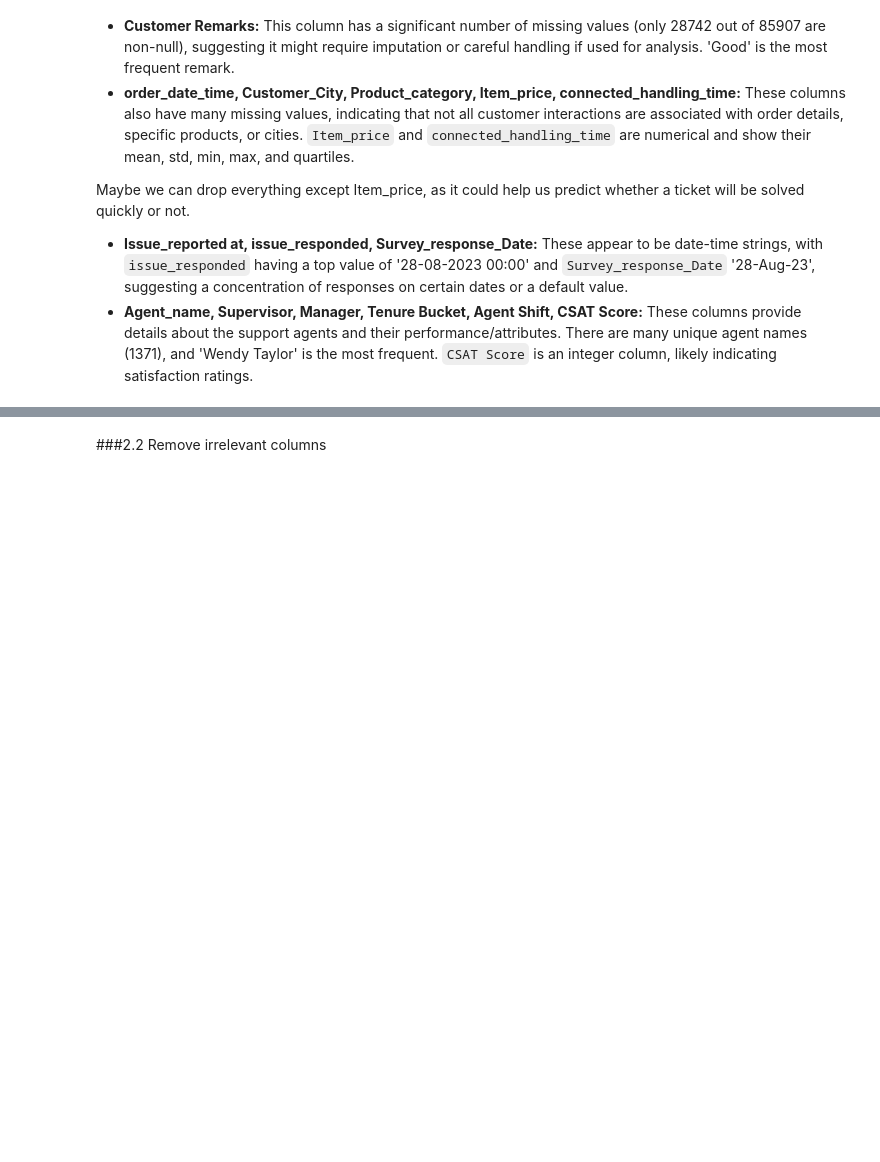
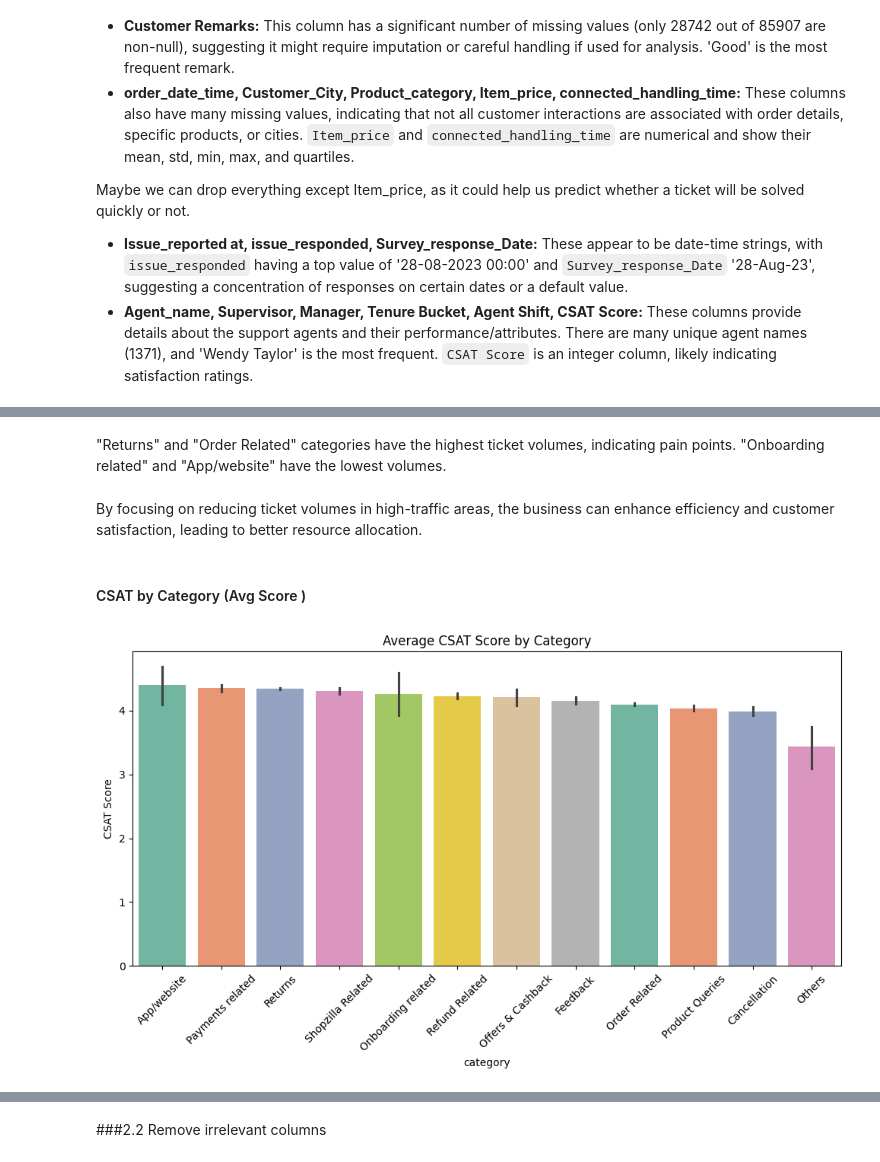
Before and after one commit to MInesGomes/AI-Project2026, a Jupyter notebook: InesGomes_AI_BusinessProject.ipynb, the cells around one changed output, grey strips where cells are left out. Saved outputs shown, nothing was run; the diff lists cells and outputs as text; code cells hidden in the pictures; blank space fills up the shorter version.

```diff
--- a/InesGomes_AI_BusinessProject.ipynb
+++ b/InesGomes_AI_BusinessProject.ipynb
@@ -185,0 +167,26 @@ Columns: ['Unique id', 'channel_name', 'category', 'Sub-category', 'Customer Rem
+# %% [markdown]
+"Returns" and "Order Related" categories have the highest ticket volumes, indicating pain points. "Onboarding related" and "App/website" have the lowest volumes.
+# %% [markdown]
+By focusing on reducing ticket volumes in high-traffic areas, the business can enhance efficiency and customer satisfaction, leading to better resource allocation.
+# %% [markdown]
+#### CSAT by Category (Avg Score )
+# %%
+# Calculate the mean CSAT Score for each category and sort in descending order
+mean_scores = df.groupby('category')['CSAT Score'].mean().sort_values(ascending=False)
+
+# Plot the bar chart of mean CSAT Scores by category
+plt.figure(figsize=(10, 6))
+sns.barplot(data=df, x='category', y='CSAT Score', order=mean_scores.index, palette='Set2')
+
+# Add title, rotate x-axis labels, and ylabel
+plt.title("Average CSAT Score by Category")
+plt.xticks(rotation=45)  # Rotate x-axis labels for better readability
+plt.ylabel("CSAT Score")
+
+# Adjust layout for better fit
+plt.tight_layout()
+
+# Display the plot
+plt.show()
+# %% [output]
+[figure, added]
```
Also changed, not shown: parts of 46 cells of this notebook.
